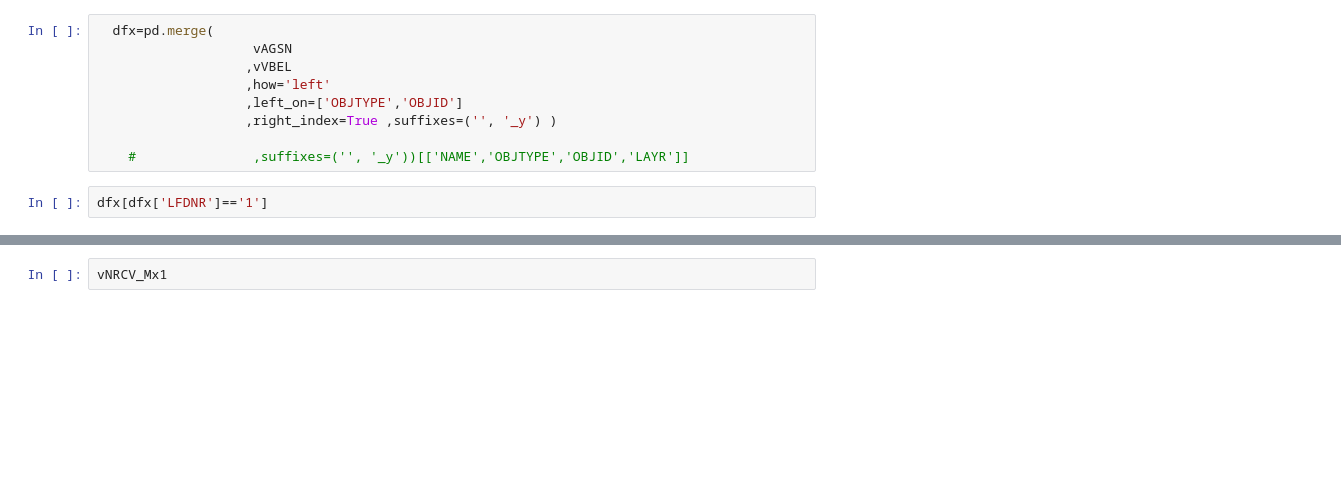
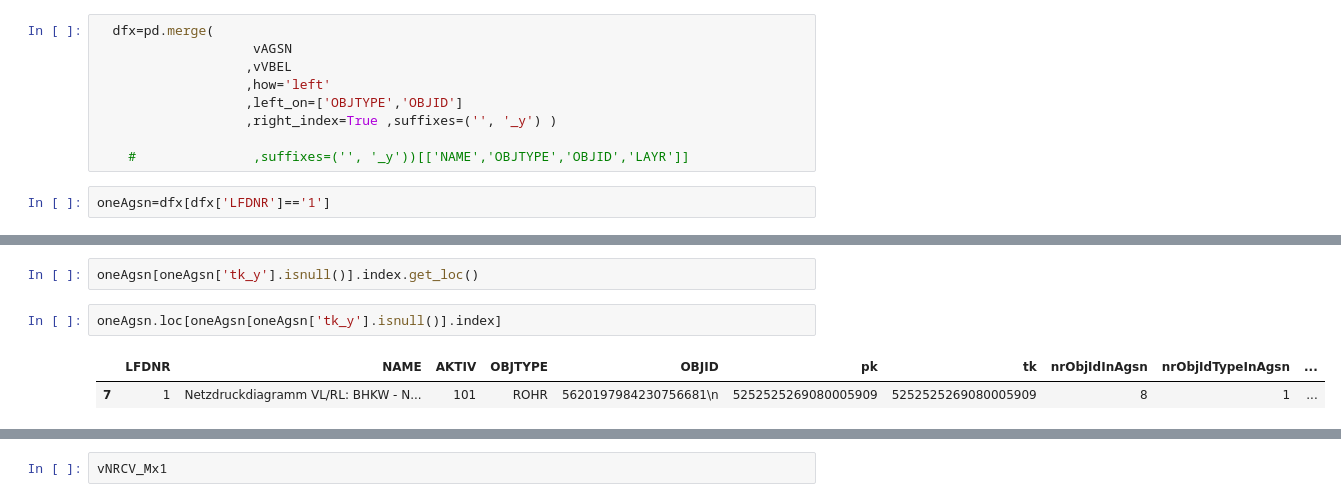
Before and after one commit to aw3s/PT3S, a Jupyter notebook: PT3S.ipynb, the cells around one changed output, grey strips where cells are left out. Saved outputs shown, nothing was run; the diff lists cells and outputs as text; blank space fills up the shorter version.

```diff
--- a/PT3S.ipynb
+++ b/PT3S.ipynb
@@ -183,4 +179,4 @@ vAGSN=xm.dataFrames['vAGSN']
 
     #               ,suffixes=('', '_y'))[['NAME','OBJTYPE','OBJID','LAYR']]
 # %%
-dfx[dfx['LFDNR']=='1']
+oneAgsn=dfx[dfx['LFDNR']=='1']
@@ -205,3 +207,10 @@ dfx[dfx['LFDNR']=='1']
+# %%
+oneAgsn[oneAgsn['tk_y'].isnull()].index.get_loc()
+# %%
+oneAgsn.loc[oneAgsn[oneAgsn['tk_y'].isnull()].index]
+# %% [output]
+|  | LFDNR | NAME | AKTIV | OBJTYPE | OBJID | pk | tk | nrObjIdInAgsn | nrObjIdTypeInAgsn | ... |
+| 7 | 1 | Netzdruckdiagramm VL/RL: BHKW - N... | 101 | ROHR | 5620197984230756681\n | 5252525269080005909 | 5252525269080005909 | 8 | 1 | ... |
 # %%
 dfx.dtypes
 # %% [output]
```
Also changed, not shown: parts of 6 cells of this notebook, 2 other files.
